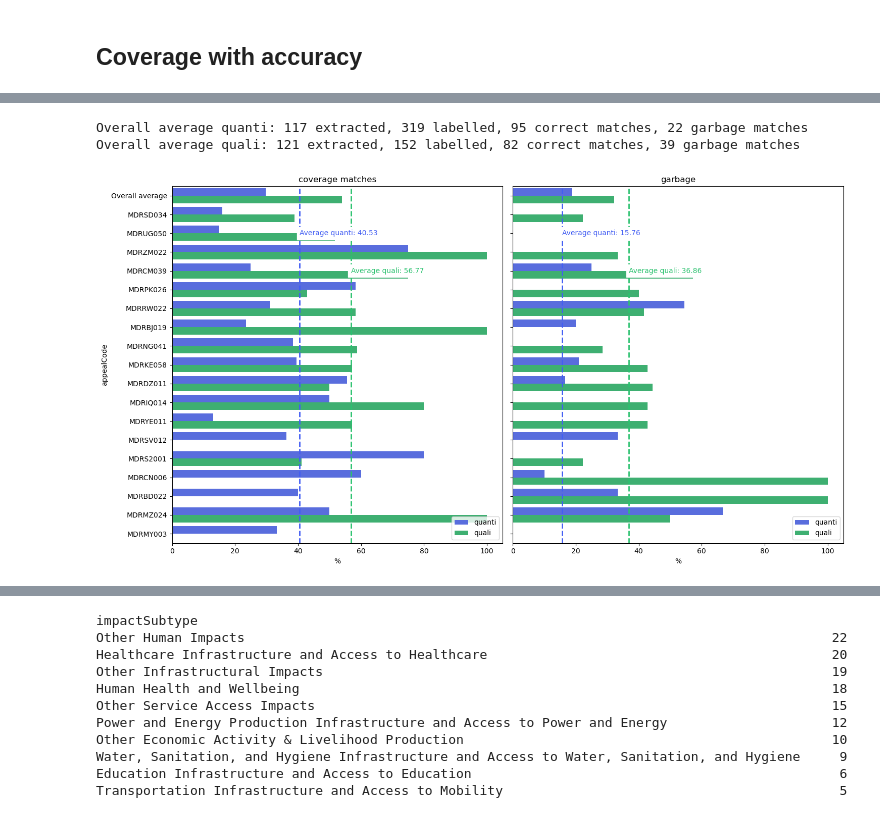
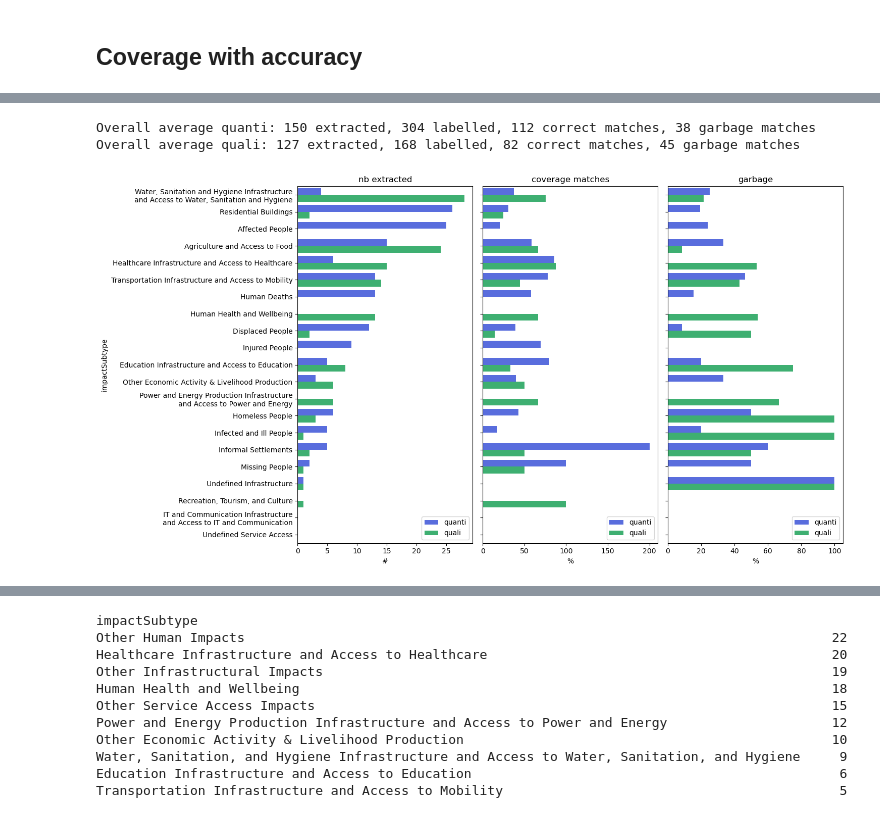
Before and after one commit to luseverin/ROUGE_database, a Jupyter notebook: notebooks/coverage_results.ipynb, the cells around one changed output, grey strips where cells are left out. Saved outputs shown, nothing was run; the diff lists cells and outputs as text; code cells hidden in the pictures.

Commit message:
Small update coverage plot

```diff
--- a/notebooks/coverage_results.ipynb
+++ b/notebooks/coverage_results.ipynb
@@ -76,7 +67,7 @@ matched_df["impactValue_sim"] = matched_df.apply(lambda x: 1-max_value_diff(x["i
 extracted_df["reportSize"] = extracted_df["nathaz_text"].apply(len)
 
 #report type
-file_path = DATA_IN_JSONS / "preproc_filtered_report_types_nat_hazards_bugfix_v240925.csv"#'all_ifrc_reports_info_processed_extended_format_nb_std_units.json' "nathaz_ifrc_reports_info_processed.json"
+file_path = DATA_IN_JSONS / "preproc_filtered_report_types_nat_hazards_bugfix_v250925.csv"#'all_ifrc_reports_info_processed_extended_format_nb_std_units.json' "nathaz_ifrc_reports_info_processed.json"
 ifrc_reports_df = pd.read_csv(file_path)
 
 keys = labelled_df[['appealCode', 'reportDate']].drop_duplicates()
@@ -166,4 +166,7 @@ IT and Communication Infrastructure and Access to IT and Communication
 Name: count, dtype: int64
+# %%
+labelled_df.loc[labelled_df["impactSubtype"]=="Other Infrastructural Impacts","impactSubtype"] = "Undefined Infrastructure"
+labelled_df.loc[labelled_df["impactSubtype"]=="Other Service Access Impacts","impactSubtype"] = "Undefined Service Access"
 # %%
 from src.sanity_checks import flag_remove_cat
 remove_cats = ["DREF Allocation", "Targeted People", "Assisted People", "Other Human Impacts", "Other Infrastructural Impacts", "Other Agricultural Impacts", "Other Service Access Impacts"]
@@ -178,23 +181,25 @@ from src.impact_def import IMPACT_SUBTYPES
 value_error_th = 0.1
 sim_th = 0.5
 filter_flags = ["flag_unit_nonstd", "flag_percent", "flag_remove_cat"]#["flag_unit_nonstd"
+keep_vars = ["appealType", "reportSize", "reportDate"]
 extracted_df_filter = filter_by_flags(extracted_df, flag_filters=filter_flags)
 labelled_df_filter = filter_by_flags(labelled_df, flag_filters=filter_flags)
 matched_df_filter1 = filter_by_flags(matched_df, flag_filters=filter_flags)
 matched_df_filter2 = filter_matches(matched_df_filter1, value_error_th=value_error_th, sim_th=sim_th)
 coverage_df_match = make_coverage_accuracy_df(extracted_df_filter, labelled_df_filter, matched_df_filter2, group_key=None)
-coverage_df_match_appeal = make_coverage_accuracy_df(extracted_df_filter, labelled_df_filter, matched_df_filter2, group_key="appealCode", keep_vars=["appealType", "reportSize", "reportDate"]).reset_index(drop=False, names=["appealCode"])
+coverage_df_match_appeal = make_coverage_accuracy_df(extracted_df_filter, labelled_df_filter, matched_df_filter2, group_key="appealCode", keep_vars=keep_vars).reset_index(drop=False, names=["appealCode"])
 coverage_df_match_subtype = make_coverage_accuracy_df(extracted_df_filter, labelled_df_filter, matched_df_filter2, group_key="impactSubtype", group_keys=IMPACT_SUBTYPES_MERGED).reset_index(drop=False, names=["impactSubtype"])
 # %% [output]
-Overall average quanti: 117 extracted, 319 labelled, 95 correct matches, 22 garbage matches
-Overall average quali: 121 extracted, 152 labelled, 82 correct matches, 39 garbage matches
+Overall average quanti: 150 extracted, 304 labelled, 112 correct matches, 38 garbage matches
+Overall average quali: 127 extracted, 168 labelled, 82 correct matches, 45 garbage matches
 # %%
 from matplotlib.patches import bbox_artist
 from matplotlib.pyplot import subplot
 
-def plot_coverage_match_v2(df, subplot_col, hue_col, yvar, xlabel="%", value_col="value",palette=None, add_avg=True, fig=None):
+def plot_coverage_match_v2(df, subplot_col, hue_col, yvar, xlabel="%", value_col="value", hue_vars=None, palette=None, add_avg=True, fig=None):
     subplot_vars = df[subplot_col].unique()
-    hue_vars = df[hue_col].unique()
+    if not hue_vars:
+        hue_vars = df[hue_col].unique()
     if not palette:
         palette = sns.color_palette("colorblind", len(hue_vars))
     if fig is None:
@@ -208,7 +213,7 @@ def plot_coverage_match_v2(df, subplot_col, hue_col, yvar, xlabel="%", value_col
             data=val_df,
             x=value_col, y=yvar,
             hue=hue_col,
-            #hue_order=hue_order,
+            hue_order=hue_vars,
             palette=ipal,
             ax=ax[i]
         )
@@ -229,53 +234,55 @@ def plot_coverage_match_v2(df, subplot_col, hue_col, yvar, xlabel="%", value_col
         ax[i].legend(loc="lower right")
     return fig, ax
 # %%
-value_vars = ["coverage matches", "garbage"]#["nb labelled","nb matches", "nb garbage"]#["nb labelled","nb matches", "nb garbage"]#["coverage matches", "garbage"]#["nb matches", "nb garbage"]
-xlabels = ["%", "%"]#["#", "#", "#"]#["%", "%"]#["#", "#", "#"]
-yvar="appealCode"
-add_avg = True
+value_vars = ["nb extracted","coverage matches", "garbage"]#["nb labelled","nb matches", "nb garbage"]#["nb labelled","nb matches", "nb garbage"]#["coverage matches", "garbage"]#["nb matches", "nb garbage"]
+xlabels = ["#", "%", "%"]#["#", "%", "%"]#["#", "#", "#"]#["%", "%"]#["#", "#", "#"]
+hue_order = ["quanti", "quali"]
+yvar="impactSubtype"
+add_avg = False
 if yvar == "appealCode":
     coverage_df_match_yvar = coverage_df_match_appeal
     #sort by to look for trends
     size_index = extracted_df.groupby("appealCode").head(1).sort_values("reportSize", ascending=False)["appealCode"]
     coverage_df_match_yvar["appealCode"] = pd.Categorical(coverage_df_match_yvar["appealCode"], categories=size_index, ordered=True)
     coverage_df_match_yvar = coverage_df_match_yvar.sort_values("appealCode") #sort by size
     plot_df = coverage_df_match_yvar.melt(id_vars=[yvar,"reportSize", "reportDate", "appealType", "quanti"], value_vars=value_vars, var_name="match", value_name="value")
+    #plot_df = coverage_df_match_yvar.melt(id_vars=[yvar, "quanti"], value_vars=value_vars, var_name="match", value_name="value")
 
 elif yvar == "impactSubtype":
     coverage_df_match_yvar = coverage_df_match_subtype
-    coverage_df_match_yvar = coverage_df_match_yvar.sort_values("nb labelled", ascending=False) #sort by nb labelled
+    coverage_df_match_yvar = coverage_df_match_yvar.sort_values("nb extracted", ascending=False) #sort by nb labelled
     plot_df = coverage_df_match_yvar.melt(id_vars=[yvar, "quanti"], value_vars=value_vars, var_name="match", value_name="value")
     plot_df = plot_df[~plot_df["impactSubtype"].isin(["DREF Allocation", "Targeted People", "Assisted People"])]
 if add_avg:
     average_df_match = coverage_df_match.melt(id_vars=["quanti"], value_vars=value_vars, var_name="match", value_name="value")
     average_df_match[yvar] ="Overall average"
     plot_df = pd.concat([average_df_match, plot_df], axis=0).reset_index(drop=True)
 #choose plotting cols
 subplot_col = "match"#"quanti""match"
 hue_col = "quanti"#"quanti""match"
 palette_rel = ["#E61F04", "#f46c6c","#177093","#27a4d6"]
 palette_rel = ["#435EF3", "#2bc26f","#435EF3", "#2bc26f", "#435EF3", "#2bc26f"]
 fig, ax = plt.subplots(1, len(value_vars), figsize=(15, 8), sharey=True, sharex=False)
-fig, axes = plot_coverage_match_v2(plot_df, subplot_col, hue_col, yvar=yvar, value_col="value", palette=palette_rel, add_avg=add_avg, fig=fig)
+fig, axes = plot_coverage_match_v2(plot_df, subplot_col, hue_col, yvar=yvar, value_col="value", hue_vars=hue_order, palette=palette_rel, add_avg=add_avg, fig=fig)
 [ax.set_xlabel(xlabels[i]) for i, ax in enumerate(axes)]
-#ylabels = [ax.get_yticklabels() for ax in axes]
-#new_ylabs = []
-#for i, ylab in enumerate(ylabels[0]):
-#    lab_text = ylab.get_text()
-#    if lab_text=="Water, Sanitation, and Hygiene Infrastructure and Access to Water, Sanitation, and Hygiene":
-#        new_txt = "Water, Sanitation and Hygiene Infrastructure\nand Access to Water, Sanitation and Hygiene"
-#    elif lab_text=="Power and Energy Production Infrastructure and Access to Power and Energy":
-#        new_txt = "Power and Energy Production Infrastructure\nand Access to Power and Energy"
-#    elif lab_text == "IT and Communication Infrastructure and Access to IT and Communication":
-#        new_txt = "IT and Communication Infrastructure\nand Access to IT and Communication"
-#    else:
-#        new_txt = lab_text
-#    new_ylabs.append(new_txt)
-#axes[0].set_yticklabels(new_ylabs)
+ylabels = [ax.get_yticklabels() for ax in axes]
+new_ylabs = []
+for i, ylab in enumerate(ylabels[0]):
+    lab_text = ylab.get_text()
+    if lab_text=="Water, Sanitation, and Hygiene Infrastructure and Access to Water, Sanitation, and Hygiene":
+        new_txt = "Water, Sanitation and Hygiene Infrastructure\nand Access to Water, Sanitation and Hygiene"
+    elif lab_text=="Power and Energy Production Infrastructure and Access to Power and Energy":
+        new_txt = "Power and Energy Production Infrastructure\nand Access to Power and Energy"
+    elif lab_text == "IT and Communication Infrastructure and Access to IT and Communication":
+        new_txt = "IT and Communication Infrastructure\nand Access to IT and Communication"
+    else:
+        new_txt = lab_text
+    new_ylabs.append(new_txt)
+axes[0].set_yticklabels(new_ylabs)
 #axes[1].set_xlim(0, 25)
 #axes[2].set_xlim(0, 25)
 #fig.suptitle(f"Coverage matches by {yvar}\n{key}\nvalue_error_thresh={value_error_th}, sim_thresh={sim_th}")
 fig.tight_layout()
 fig.savefig(DATA_FIGURE / f"coverage_matches_by_{yvar}_{subplot_col}_vth-{value_error_th}_sth-{sim_th}_flt_{filename_match}.png", bbox_inches="tight", dpi=300)
 # %% [output]
-[figure, old version]
+[figure, new version]
```
Also changed, not shown: parts of 12 cells of this notebook.
